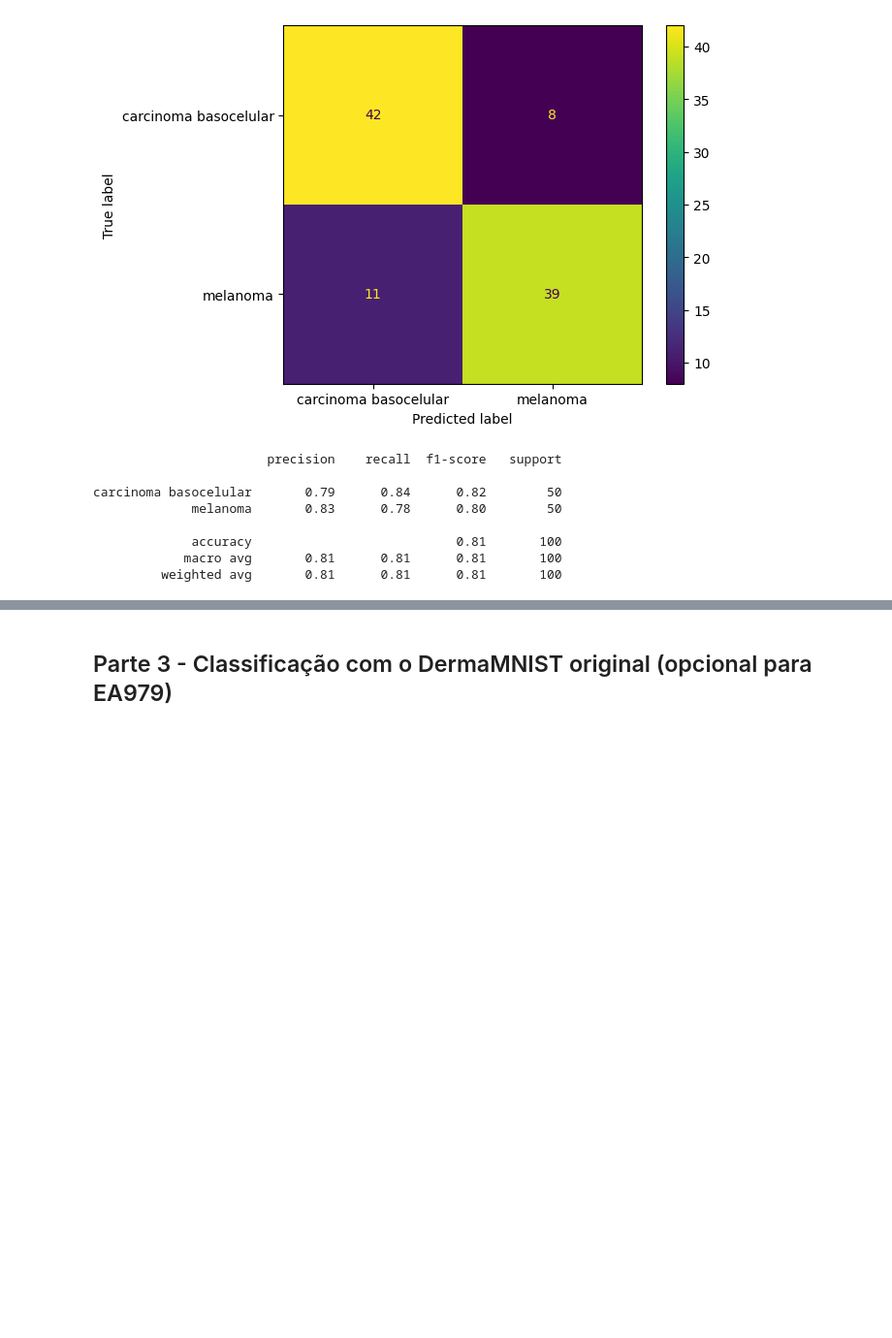
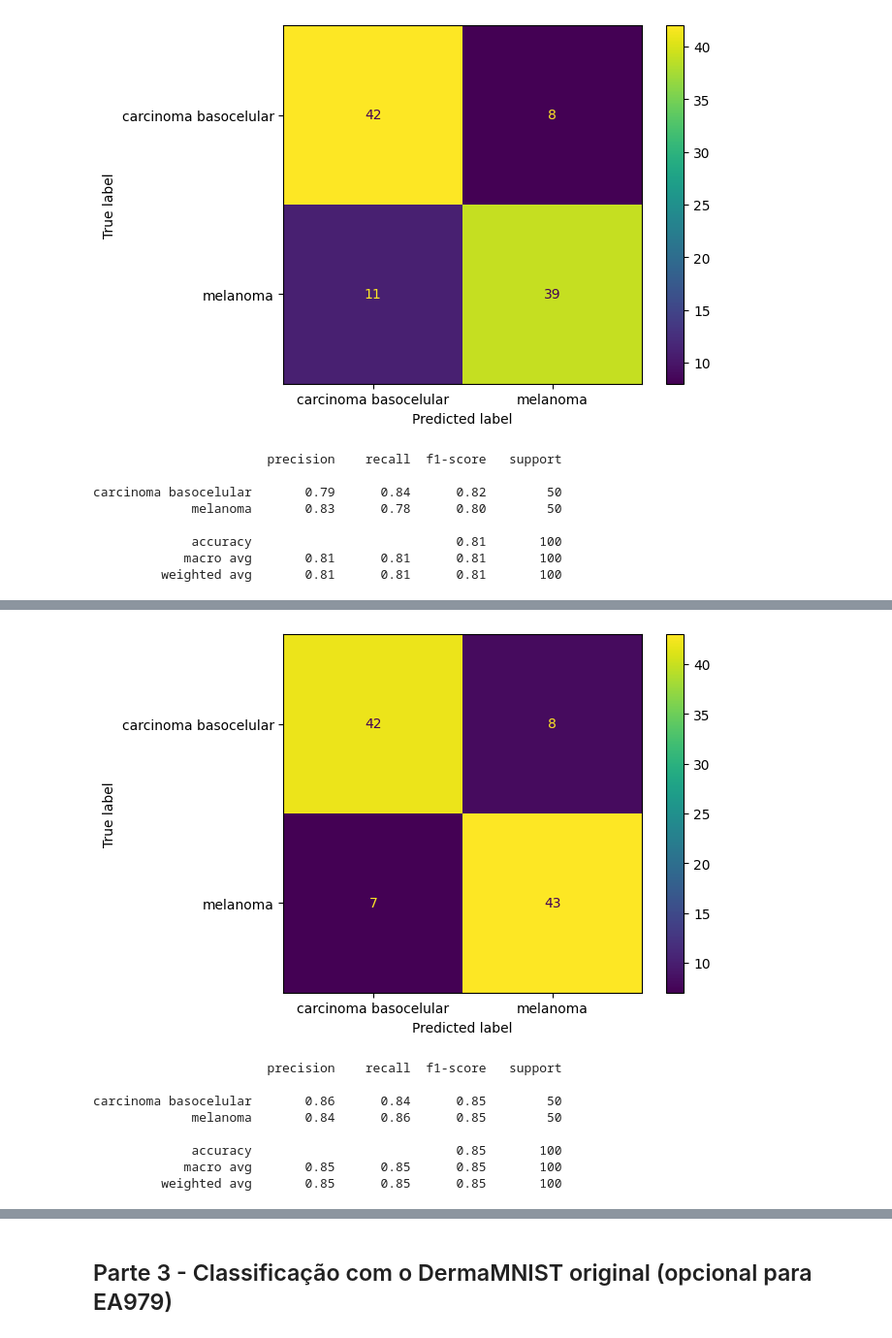
Before and after one commit to UNICAMP-EA979/2026s1-pi05-cnn-leticialopesms, a Jupyter notebook: Atividade.ipynb, the cells around one changed output, grey strips where cells are left out. Shown at 97% size. Drawn from its saved outputs; the diff is of its cells as text; code cells hidden in the pictures; blank space fills up the shorter version.

```diff
--- a/Atividade.ipynb
+++ b/Atividade.ipynb
@@ -1288,0 +1527,13 @@ carcinoma basocelular       0.79      0.84      0.82        50
+# %%
+baseline_model = "logs/Test_ResNet101_pretrained_DermaMNIST-epoch=21-val_acc=0.90.ckpt"
+evaluate_model(baseline_model)
+# %% [output]
+[figure, added]
+                       precision    recall  f1-score   support
+
+carcinoma basocelular       0.86      0.84      0.85        50
+             melanoma       0.84      0.86      0.85        50
+
+             accuracy                           0.85       100
+            macro avg       0.85      0.85      0.85       100
+         weighted avg       0.85      0.85      0.85       100
```
Also changed, not shown: parts of 31 cells of this notebook, 5 other files.
